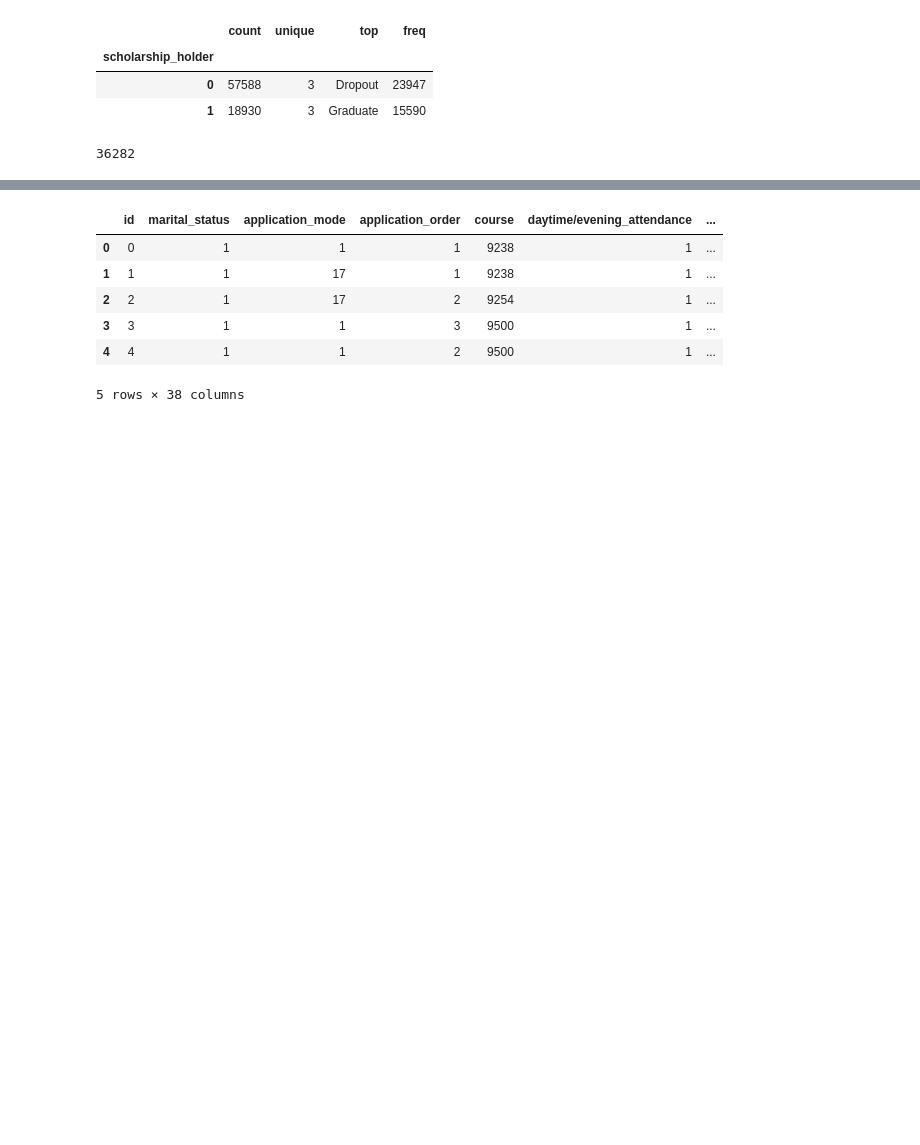
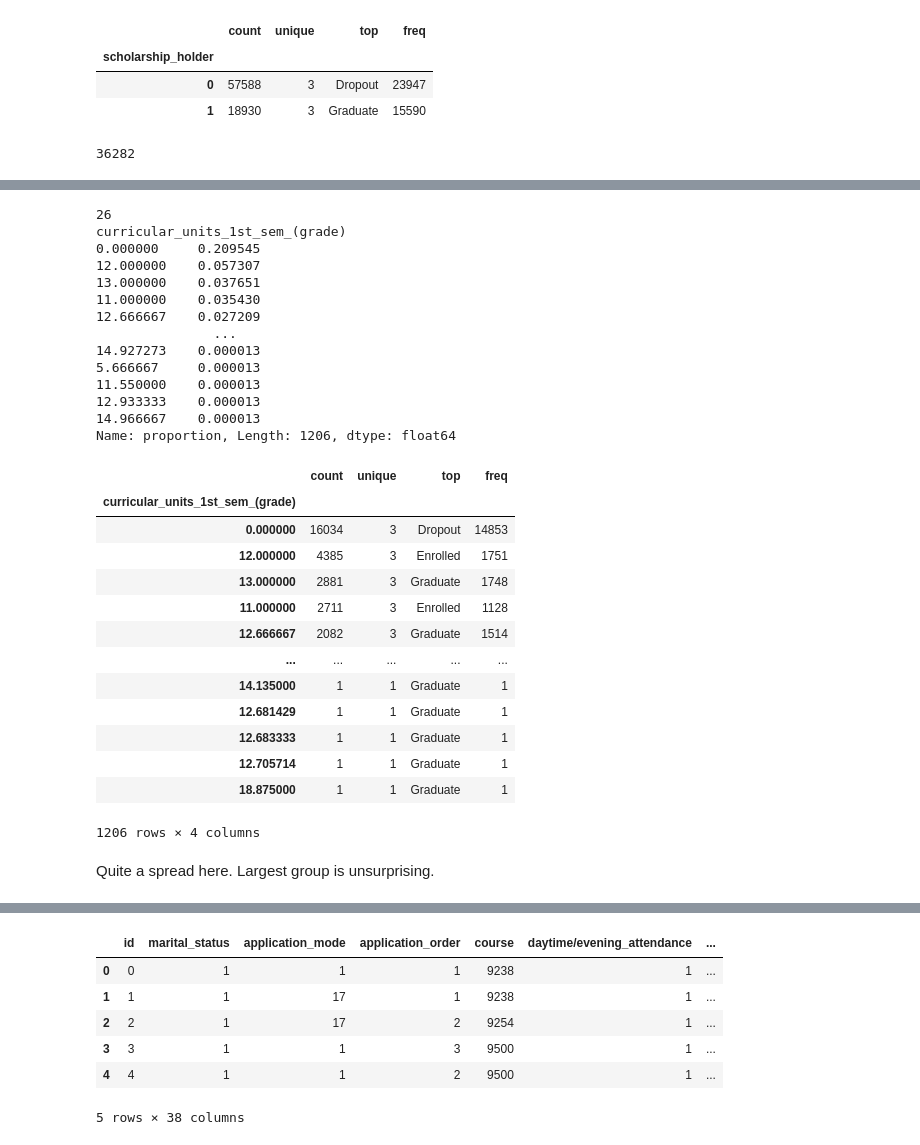
Before and after one commit to bwolff26/academic_success, a Jupyter notebook: code/ceda_i.ipynb, the cells around one changed output, grey strips where cells are left out. Drawn from its saved outputs; the diff is of its cells as text; code cells hidden in the pictures; blank space fills up the shorter version.

```diff
--- a/code/ceda_i.ipynb
+++ b/code/ceda_i.ipynb
@@ -570,0 +760,37 @@ df.groupby(df.columns[i])['target'].describe().loc[grouped.index][:6]
+# %%
+i = 26
+print(i)
+print(df[df.columns[i]].value_counts(normalize=True))
+grouped = df.groupby(df.columns[i]).size().sort_values(ascending=False)
+df.groupby(df.columns[i])['target'].describe().loc[grouped.index]
+# %% [output]
+26
+curricular_units_1st_sem_(grade)
+0.000000     0.209545
+12.000000    0.057307
+13.000000    0.037651
+11.000000    0.035430
+12.666667    0.027209
+               ...
+14.927273    0.000013
+5.666667     0.000013
+11.550000    0.000013
+12.933333    0.000013
+14.966667    0.000013
+Name: proportion, Length: 1206, dtype: float64
+|  | count | unique | top | freq |
+| curricular_units_1st_sem_(grade) |  |  |  |  |
+| 0.000000 | 16034 | 3 | Dropout | 14853 |
+| 12.000000 | 4385 | 3 | Enrolled | 1751 |
+| 13.000000 | 2881 | 3 | Graduate | 1748 |
+| 11.000000 | 2711 | 3 | Enrolled | 1128 |
+| 12.666667 | 2082 | 3 | Graduate | 1514 |
+| ... | ... | ... | ... | ... |
+| 14.135000 | 1 | 1 | Graduate | 1 |
+| 12.681429 | 1 | 1 | Graduate | 1 |
+| 12.683333 | 1 | 1 | Graduate | 1 |
+| 12.705714 | 1 | 1 | Graduate | 1 |
+| 18.875000 | 1 | 1 | Graduate | 1 |
+1206 rows × 4 columns
+# %% [markdown]
+Quite a spread here. Largest group is unsurprising.
```
Also changed, not shown: parts of 35 cells of this notebook, 1 other file.
